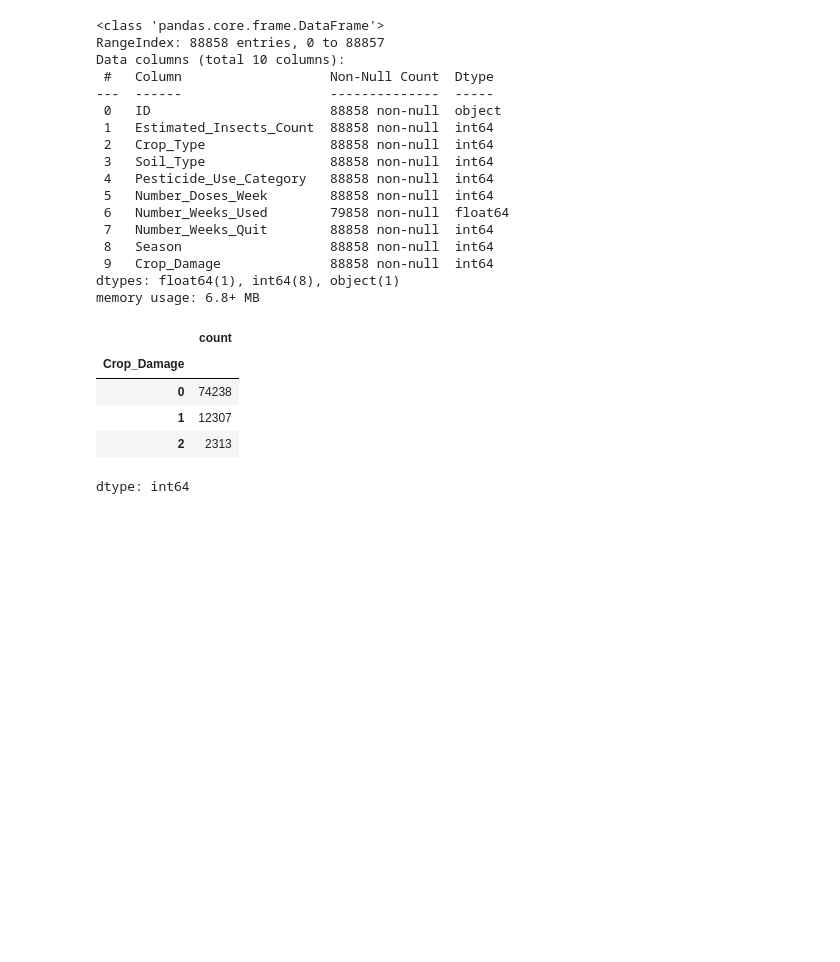
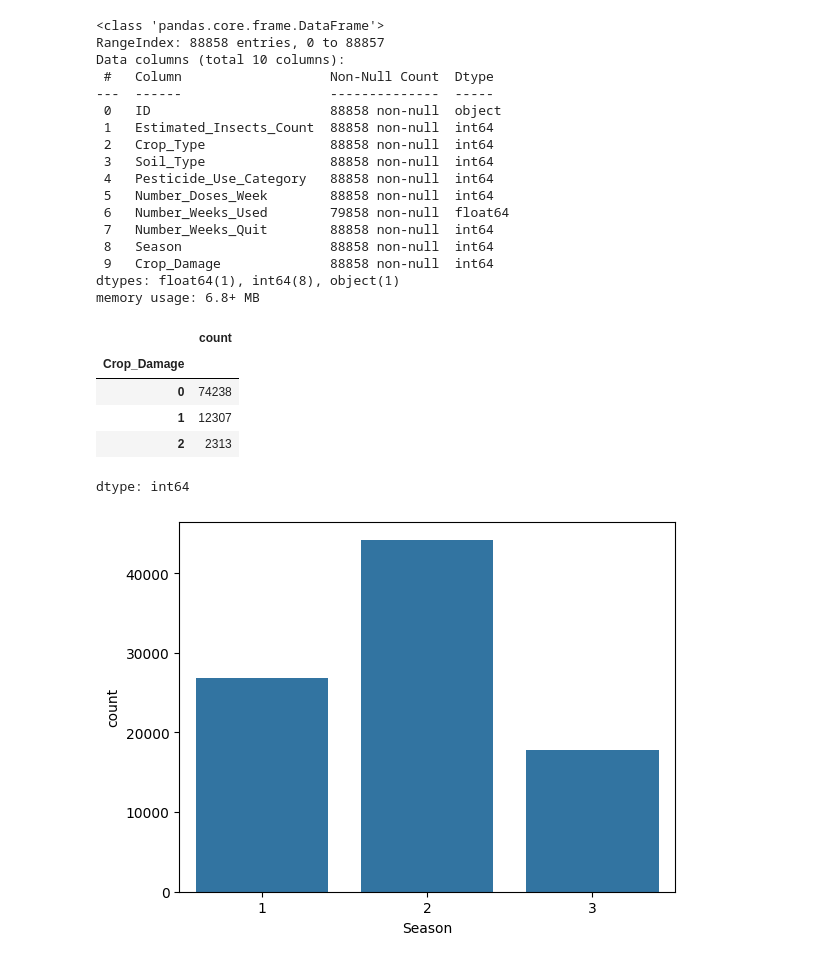
Before and after one commit to th900/Ciencia-de-dados-para-o-agronegocio, a Jupyter notebook: Ciência_de_dados_para_agronegocio.ipynb, the cells around one changed output. Cells and saved outputs as stored; diff of their text form; code cells hidden in the pictures; blank space fills up the shorter version.

```diff
--- a/Ciência_de_dados_para_agronegocio.ipynb
+++ b/Ciência_de_dados_para_agronegocio.ipynb
@@ -55,3 +66,8 @@ train_d["Crop_Damage"].value_counts()
 | 1 | 12307 |
 | 2 | 2313 |
 dtype: int64
+# %%
+df['Season'].value_counts()
+ax = sns.countplot(x=df['Season'])
+# %% [output]
+[figure, added]
```
Also changed, not shown: parts of 23 cells of this notebook.
